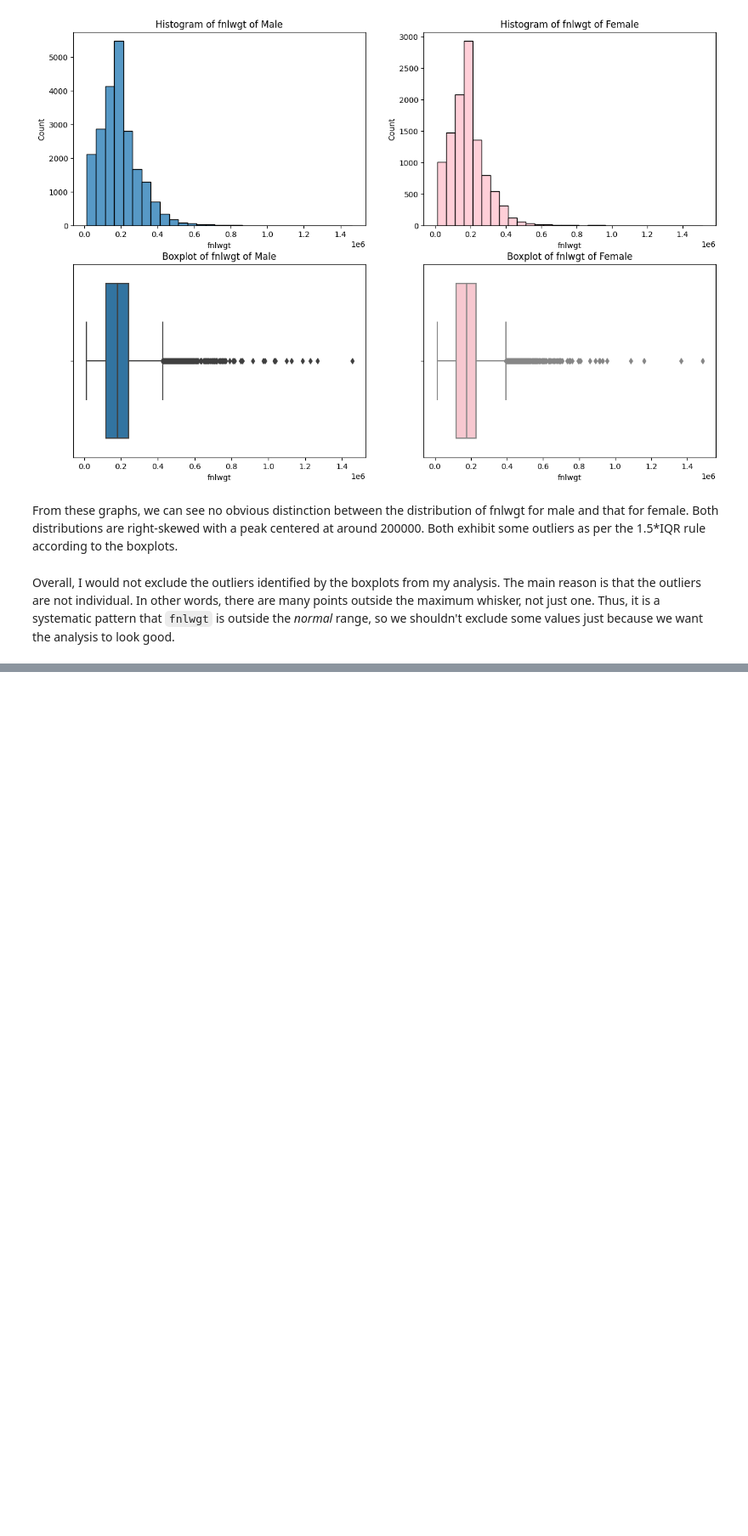
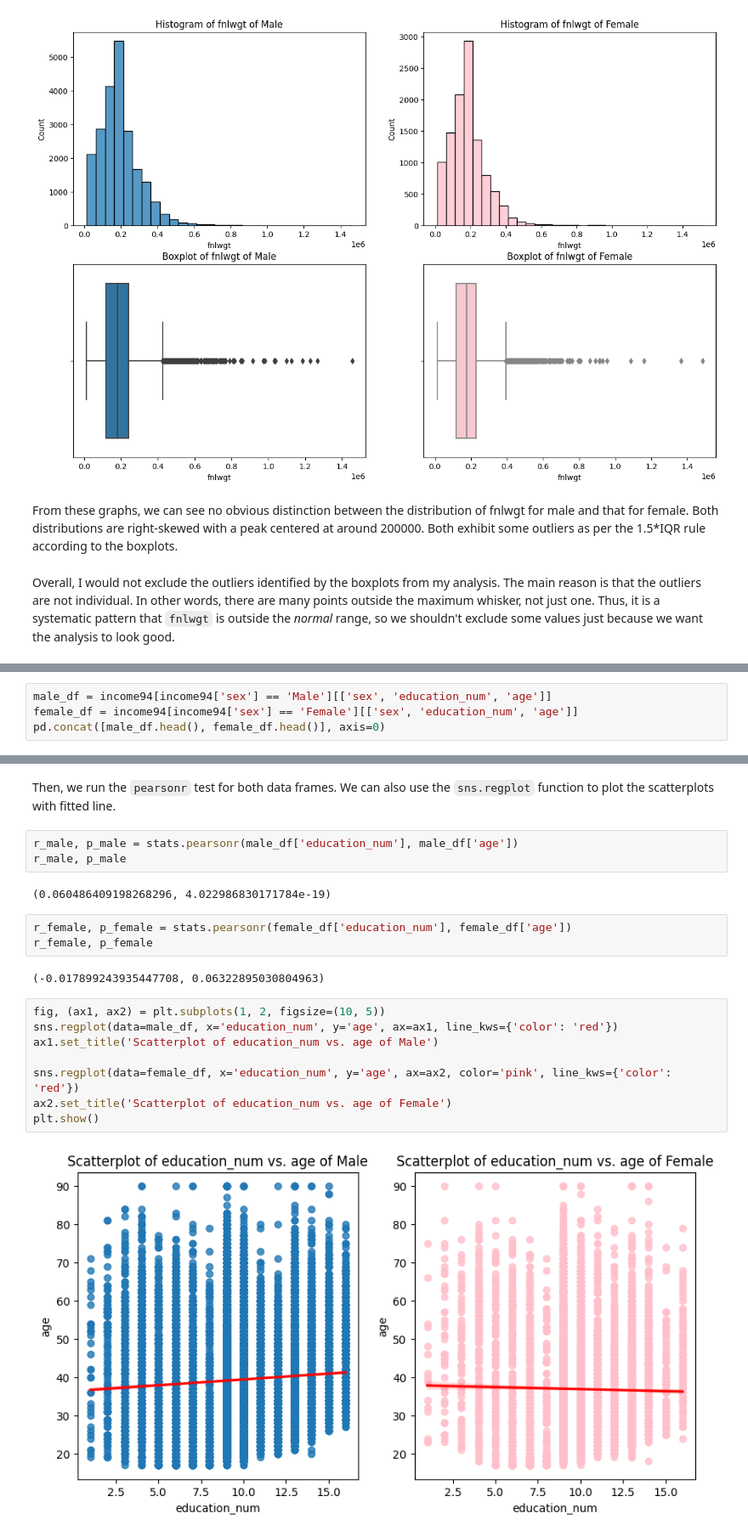
Before and after one commit to BullDF/JSC270_HW2_2022_YMENG, a Jupyter notebook: Assignment2_YMENG.ipynb, the cells around one changed output, grey strips where cells are left out. Shown at 85% size. Drawn from its saved outputs; the diff is of its cells as text; blank space fills up the shorter version.

```diff
--- a/Assignment2_YMENG.ipynb
+++ b/Assignment2_YMENG.ipynb
@@ -233,0 +276,4 @@ Overall, I would not exclude the outliers identified by the boxplots from my ana
+# %%
+male_df = income94[income94['sex'] == 'Male'][['sex', 'education_num', 'age']]
+female_df = income94[income94['sex'] == 'Female'][['sex', 'education_num', 'age']]
+pd.concat([male_df.head(), female_df.head()], axis=0)
@@ -233,0 +292,22 @@ Overall, I would not exclude the outliers identified by the boxplots from my ana
+# %% [markdown]
+Then, we run the `pearsonr` test for both data frames. We can also use the `sns.regplot` function to plot the scatterplots with fitted line.
+# %%
+r_male, p_male = stats.pearsonr(male_df['education_num'], male_df['age'])
+r_male, p_male
+# %% [output]
+(0.060486409198268296, 4.022986830171784e-19)
+# %%
+r_female, p_female = stats.pearsonr(female_df['education_num'], female_df['age'])
+r_female, p_female
+# %% [output]
+(-0.017899243935447708, 0.06322895030804963)
+# %%
+fig, (ax1, ax2) = plt.subplots(1, 2, figsize=(10, 5))
+sns.regplot(data=male_df, x='education_num', y='age', ax=ax1, line_kws={'color': 'red'})
+ax1.set_title('Scatterplot of education_num vs. age of Male')
+
+sns.regplot(data=female_df, x='education_num', y='age', ax=ax2, color='pink', line_kws={'color': 'red'})
+ax2.set_title('Scatterplot of education_num vs. age of Female')
+plt.show()
+# %% [output]
+[figure, added]
```
Also changed, not shown: parts of 20 cells of this notebook.
